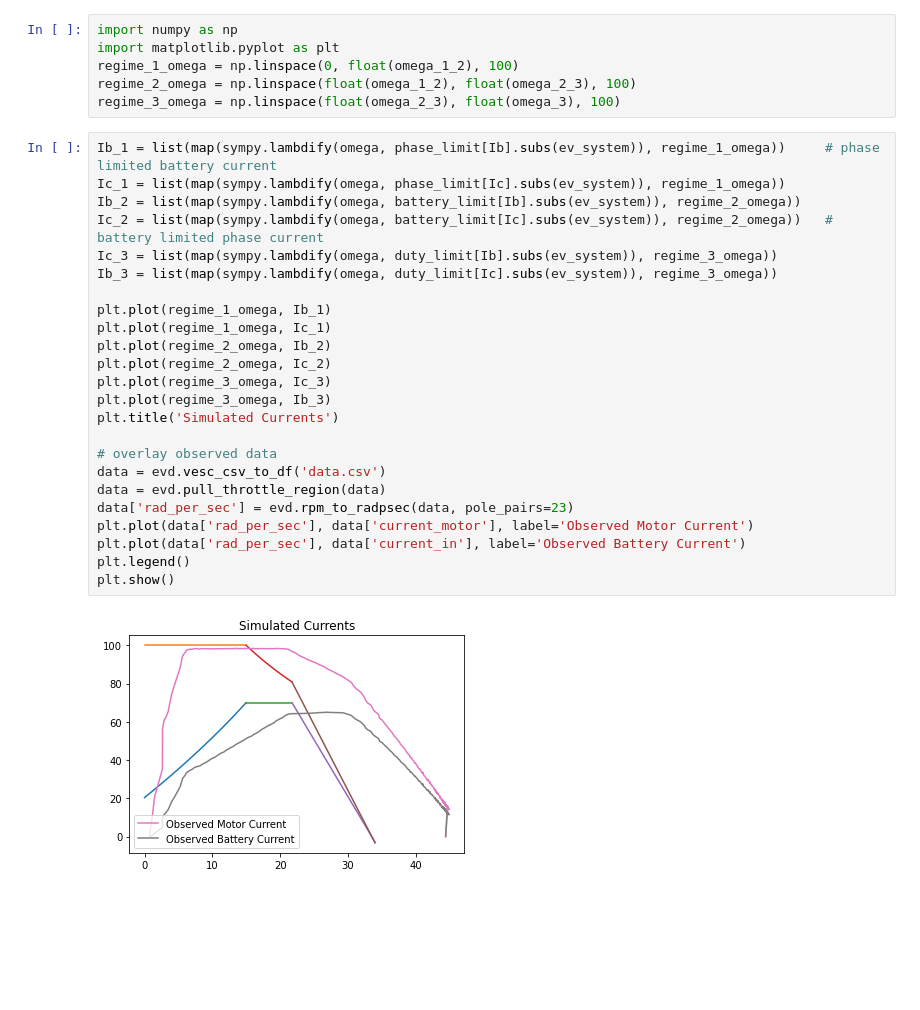
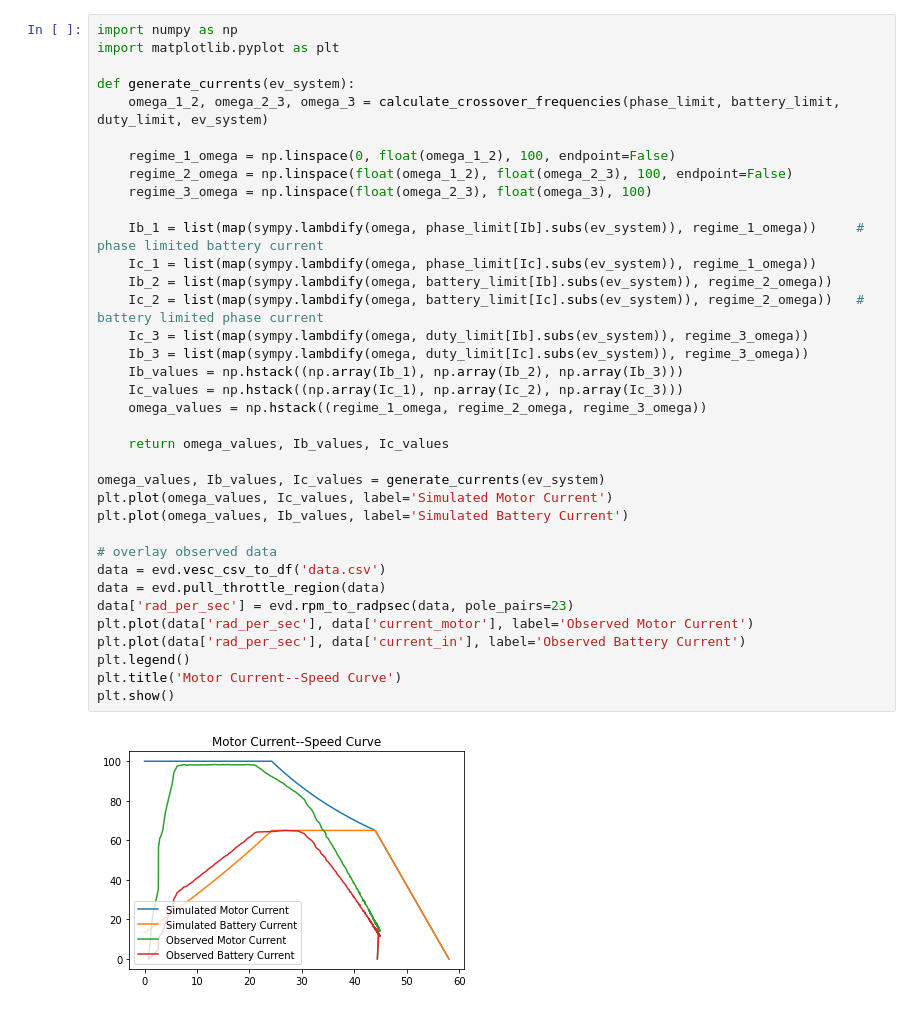
Before and after one commit to dsoto/ev-model-closed, a Jupyter notebook: torque-speed-symbolic-cleanup.ipynb, the cells around one changed output. Drawn from its saved outputs; the diff is of its cells as text; blank space fills up the shorter version.

```diff
--- a/torque-speed-symbolic-cleanup.ipynb
+++ b/torque-speed-symbolic-cleanup.ipynb
@@ -81,33 +95,39 @@ print(omega_1_2, omega_2_3, omega_3)
-# %%
-import numpy as np
-import matplotlib.pyplot as plt
-regime_1_omega = np.linspace(0, float(omega_1_2), 100)
-regime_2_omega = np.linspace(float(omega_1_2), float(omega_2_3), 100)
-regime_3_omega = np.linspace(float(omega_2_3), float(omega_3), 100)
 # %%
-Ib_1 = list(map(sympy.lambdify(omega, phase_limit[Ib].subs(ev_system)), regime_1_omega))     # phase limited battery current
-Ic_1 = list(map(sympy.lambdify(omega, phase_limit[Ic].subs(ev_system)), regime_1_omega))
-Ib_2 = list(map(sympy.lambdify(omega, battery_limit[Ib].subs(ev_system)), regime_2_omega))
-Ic_2 = list(map(sympy.lambdify(omega, battery_limit[Ic].subs(ev_system)), regime_2_omega))   # battery limited phase current
-Ic_3 = list(map(sympy.lambdify(omega, duty_limit[Ib].subs(ev_system)), regime_3_omega))
-Ib_3 = list(map(sympy.lambdify(omega, duty_limit[Ic].subs(ev_system)), regime_3_omega))
+import numpy as np
+import matplotlib.pyplot as plt
 
-plt.plot(regime_1_omega, Ib_1)
-plt.plot(regime_1_omega, Ic_1)
-plt.plot(regime_2_omega, Ib_2)
-plt.plot(regime_2_omega, Ic_2)
-plt.plot(regime_3_omega, Ic_3)
-plt.plot(regime_3_omega, Ib_3)
-plt.title('Simulated Currents')
+def generate_currents(ev_system):
+    omega_1_2, omega_2_3, omega_3 = calculate_crossover_frequencies(phase_limit, battery_limit, duty_limit, ev_system)
+
+    regime_1_omega = np.linspace(0, float(omega_1_2), 100, endpoint=False)
+    regime_2_omega = np.linspace(float(omega_1_2), float(omega_2_3), 100, endpoint=False)
+    regime_3_omega = np.linspace(float(omega_2_3), float(omega_3), 100)
+
+    Ib_1 = list(map(sympy.lambdify(omega, phase_limit[Ib].subs(ev_system)), regime_1_omega))     # phase limited battery current
+    Ic_1 = list(map(sympy.lambdify(omega, phase_limit[Ic].subs(ev_system)), regime_1_omega))
+    Ib_2 = list(map(sympy.lambdify(omega, battery_limit[Ib].subs(ev_system)), regime_2_omega))
+    Ic_2 = list(map(sympy.lambdify(omega, battery_limit[Ic].subs(ev_system)), regime_2_omega))   # battery limited phase current
+    Ic_3 = list(map(sympy.lambdify(omega, duty_limit[Ib].subs(ev_system)), regime_3_omega))
+    Ib_3 = list(map(sympy.lambdify(omega, duty_limit[Ic].subs(ev_system)), regime_3_omega))
+    Ib_values = np.hstack((np.array(Ib_1), np.array(Ib_2), np.array(Ib_3)))
+    Ic_values = np.hstack((np.array(Ic_1), np.array(Ic_2), np.array(Ic_3)))
+    omega_values = np.hstack((regime_1_omega, regime_2_omega, regime_3_omega))
+
+    return omega_values, Ib_values, Ic_values
+
+omega_values, Ib_values, Ic_values = generate_currents(ev_system)
+plt.plot(omega_values, Ic_values, label='Simulated Motor Current')
+plt.plot(omega_values, Ib_values, label='Simulated Battery Current')
 
 # overlay observed data
 data = evd.vesc_csv_to_df('data.csv')
 data = evd.pull_throttle_region(data)
 data['rad_per_sec'] = evd.rpm_to_radpsec(data, pole_pairs=23)
 plt.plot(data['rad_per_sec'], data['current_motor'], label='Observed Motor Current')
 plt.plot(data['rad_per_sec'], data['current_in'], label='Observed Battery Current')
 plt.legend()
+plt.title('Motor Current--Speed Curve')
 plt.show()
 # %% [output]
-[figure, old version]
+[figure, new version]
 # %%
```
Also changed, not shown: parts of 8 cells of this notebook.
